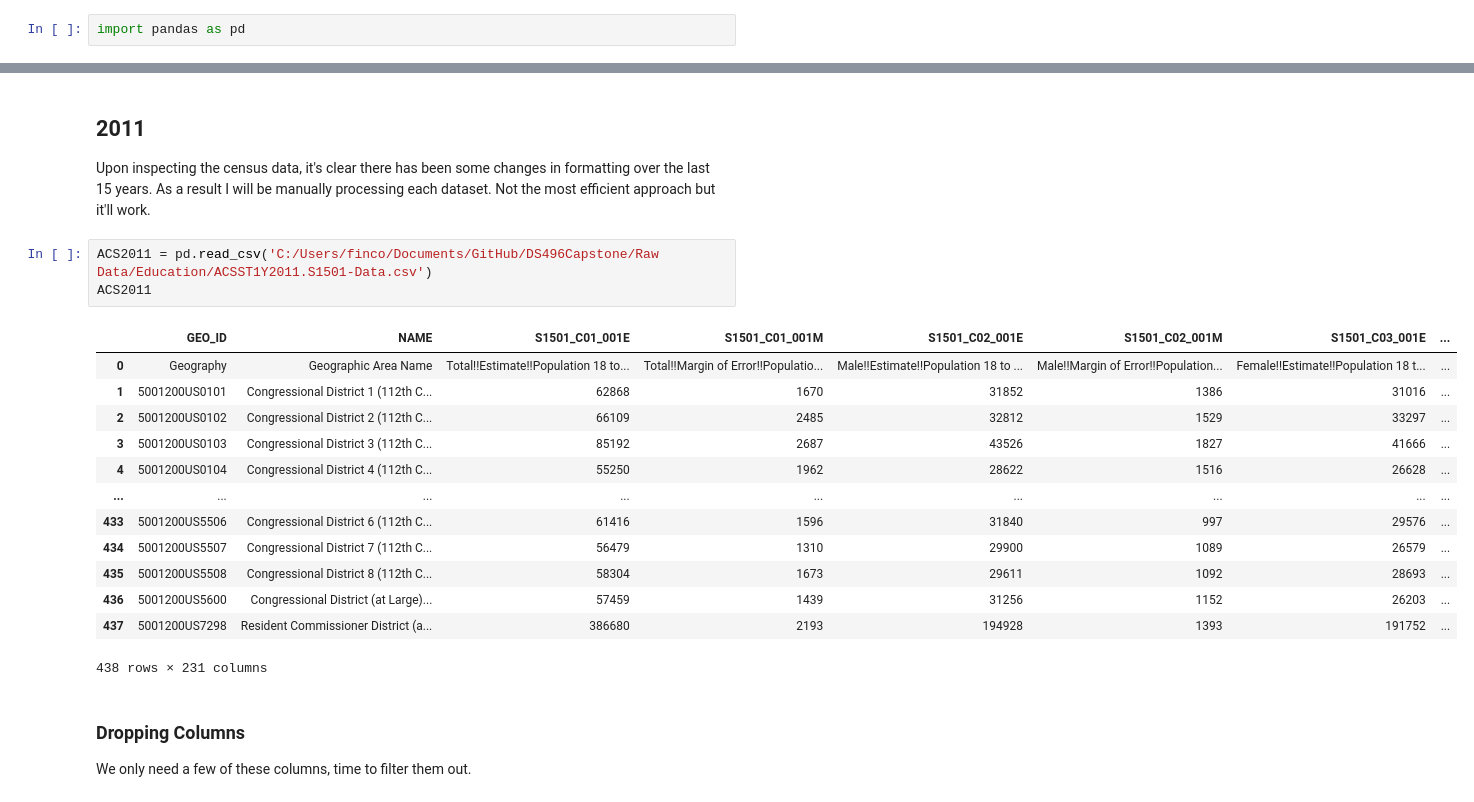
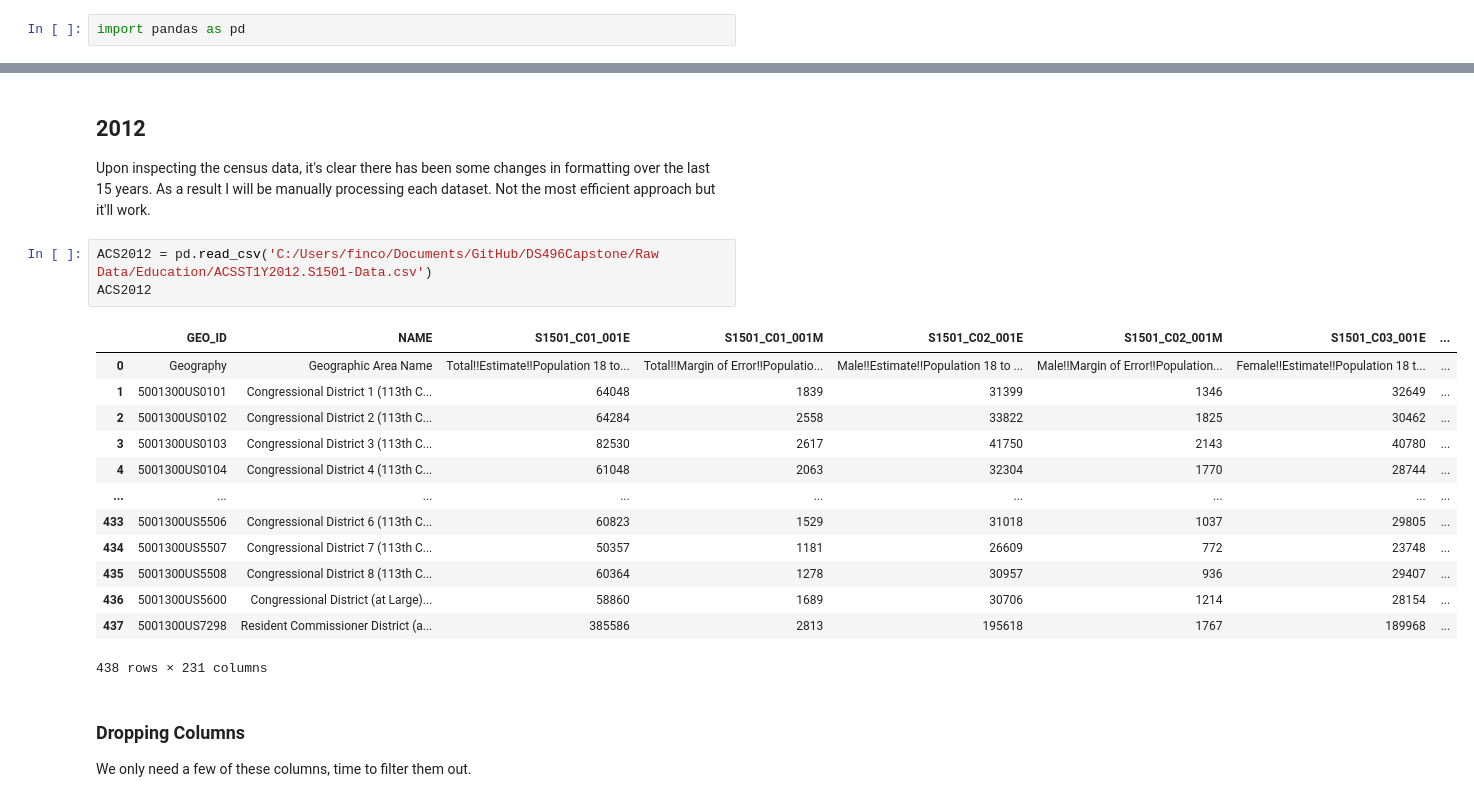
Before and after one commit to fcostell0/DS496Capstone, a Jupyter notebook: Processed Data/CensusEducationDataProcessing.ipynb, the cells around one changed output, grey strips where cells are left out. Cells and saved outputs as stored; diff of their text form.

```diff
--- a/Processed Data/CensusEducationDataProcessing.ipynb
+++ b/Processed Data/CensusEducationDataProcessing.ipynb
@@ -6,22 +9,22 @@ import pandas as pd
 # %% [markdown]
-## 2011
+## 2012
 Upon inspecting the census data, it's clear there has been some changes in formatting over the last 15 years. As a result I will be manually processing each dataset. Not the most efficient approach but it'll work.
 # %%
-ACS2011 = pd.read_csv('C:/Users/finco/Documents/GitHub/DS496Capstone/Raw Data/Education/ACSST1Y2011.S1501-Data.csv')
-ACS2011
+ACS2012 = pd.read_csv('C:/Users/finco/Documents/GitHub/DS496Capstone/Raw Data/Education/ACSST1Y2012.S1501-Data.csv')
+ACS2012
 # %% [output]
 |  | GEO_ID | NAME | S1501_C01_001E | S1501_C01_001M | S1501_C02_001E | S1501_C02_001M | S1501_C03_001E | ... |
 | 0 | Geography | Geographic Area Name | Total!!Estimate!!Population 18 to... | Total!!Margin of Error!!Populatio... | Male!!Estimate!!Population 18 to ... | Male!!Margin of Error!!Population... | Female!!Estimate!!Population 18 t... | ... |
-| 1 | 5001200US0101 | Congressional District 1 (112th C... | 62868 | 1670 | 31852 | 1386 | 31016 | ... |
-| 2 | 5001200US0102 | Congressional District 2 (112th C... | 66109 | 2485 | 32812 | 1529 | 33297 | ... |
-| 3 | 5001200US0103 | Congressional District 3 (112th C... | 85192 | 2687 | 43526 | 1827 | 41666 | ... |
-| 4 | 5001200US0104 | Congressional District 4 (112th C... | 55250 | 1962 | 28622 | 1516 | 26628 | ... |
+| 1 | 5001300US0101 | Congressional District 1 (113th C... | 64048 | 1839 | 31399 | 1346 | 32649 | ... |
+| 2 | 5001300US0102 | Congressional District 2 (113th C... | 64284 | 2558 | 33822 | 1825 | 30462 | ... |
+| 3 | 5001300US0103 | Congressional District 3 (113th C... | 82530 | 2617 | 41750 | 2143 | 40780 | ... |
+| 4 | 5001300US0104 | Congressional District 4 (113th C... | 61048 | 2063 | 32304 | 1770 | 28744 | ... |
 | ... | ... | ... | ... | ... | ... | ... | ... | ... |
-| 433 | 5001200US5506 | Congressional District 6 (112th C... | 61416 | 1596 | 31840 | 997 | 29576 | ... |
-| 434 | 5001200US5507 | Congressional District 7 (112th C... | 56479 | 1310 | 29900 | 1089 | 26579 | ... |
-| 435 | 5001200US5508 | Congressional District 8 (112th C... | 58304 | 1673 | 29611 | 1092 | 28693 | ... |
-| 436 | 5001200US5600 | Congressional District (at Large)... | 57459 | 1439 | 31256 | 1152 | 26203 | ... |
-| 437 | 5001200US7298 | Resident Commissioner District (a... | 386680 | 2193 | 194928 | 1393 | 191752 | ... |
+| 433 | 5001300US5506 | Congressional District 6 (113th C... | 60823 | 1529 | 31018 | 1037 | 29805 | ... |
+| 434 | 5001300US5507 | Congressional District 7 (113th C... | 50357 | 1181 | 26609 | 772 | 23748 | ... |
+| 435 | 5001300US5508 | Congressional District 8 (113th C... | 60364 | 1278 | 30957 | 936 | 29407 | ... |
+| 436 | 5001300US5600 | Congressional District (at Large)... | 58860 | 1689 | 30706 | 1214 | 28154 | ... |
+| 437 | 5001300US7298 | Resident Commissioner District (a... | 385586 | 2813 | 195618 | 1767 | 189968 | ... |
 438 rows × 231 columns
 # %% [markdown]
 ### Dropping Columns
```
Also changed, not shown: parts of 12 cells of this notebook.
